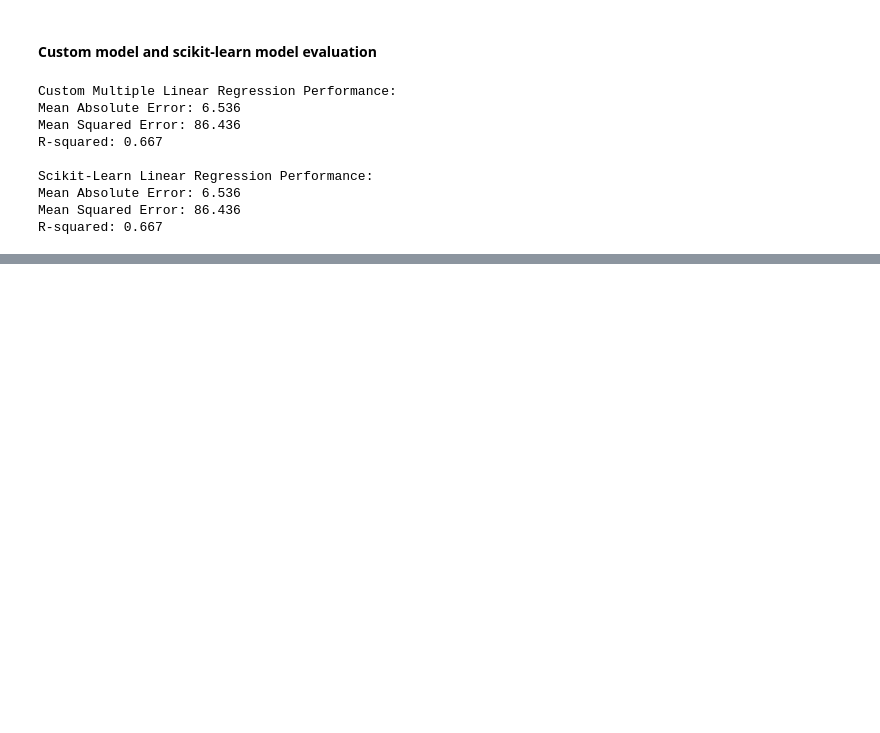
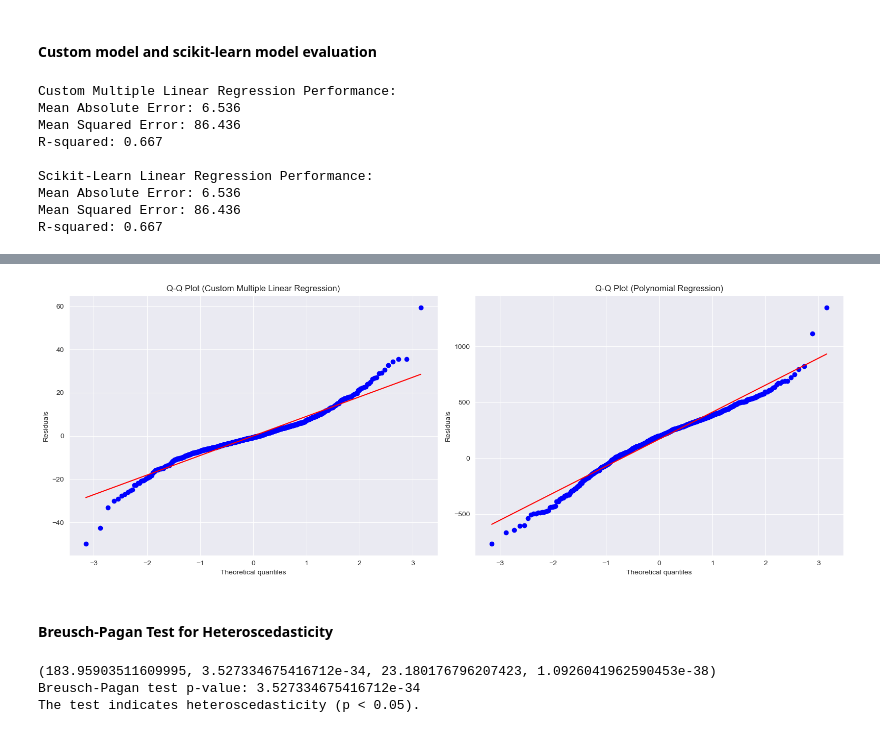
Before and after one commit to teodora-taleska/linear_regression, a Jupyter notebook: linear_regression.ipynb, the cells around one changed output, grey strips where cells are left out. Drawn from its saved outputs; the diff is of its cells as text; code cells hidden in the pictures; blank space fills up the shorter version.

```diff
--- a/linear_regression.ipynb
+++ b/linear_regression.ipynb
@@ -187,0 +315,35 @@ Scikit-Learn Linear Regression
+# %%
+# Checking if the residuals are normally distributed
+# NOTE: If the residuals are normally distributed, it indicates that the model is likely a good fit for the data.
+
+fig, axs = plt.subplots(1, 2, figsize=(16, 6))
+
+stats.probplot(residuals, dist="norm", plot=axs[0])
+axs[0].set_title('Q-Q Plot (Custom Multiple Linear Regression)')
+axs[0].set_ylabel('Residuals')
+
+stats.probplot(residuals2, dist="norm", plot=axs[1])
+axs[1].set_title('Q-Q Plot (Polynomial Regression)')
+axs[1].set_ylabel('Residuals')
+
+plt.tight_layout()
+plt.show()
+# %% [output]
+[figure, added]
+# %% [markdown]
+####  Breusch-Pagan Test for Heteroscedasticity
+# %%
+bp_test = het_breuschpagan(residuals, np.c_[np.ones(X_train.shape[0]), X_train])
+# bp_test returns: (Lagrange Multiplier statistic, p-value, f-value, f p-value)
+print(bp_test)
+print(f'Breusch-Pagan test p-value: {bp_test[1]}')
+
+# A p-value less than 0.05 suggests heteroscedasticity
+if bp_test[1] < 0.05:
+    print("The test indicates heteroscedasticity (p < 0.05).")
+else:
+    print("The test does not indicate heteroscedasticity (p >= 0.05).")
+# %% [output]
+(183.95903511609995, 3.527334675416712e-34, 23.180176796207423, 1.0926041962590453e-38)
+Breusch-Pagan test p-value: 3.527334675416712e-34
+The test indicates heteroscedasticity (p < 0.05).
```
Also changed, not shown: parts of 14 cells of this notebook, 1 other file.
